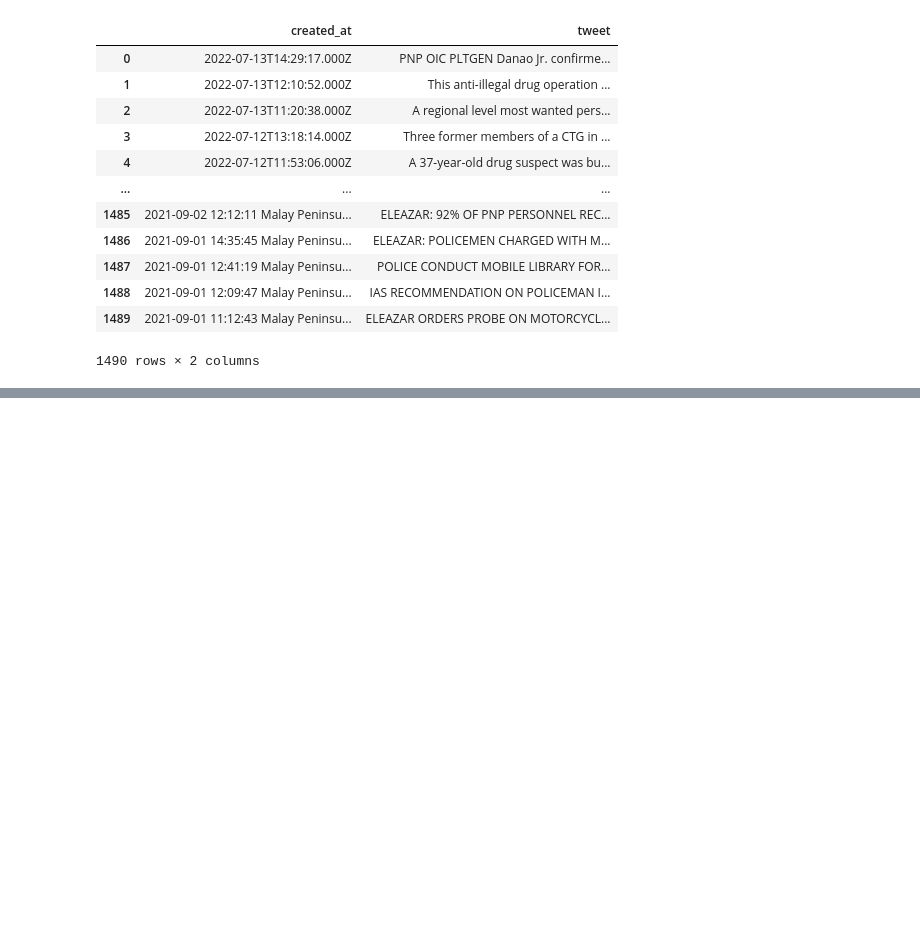
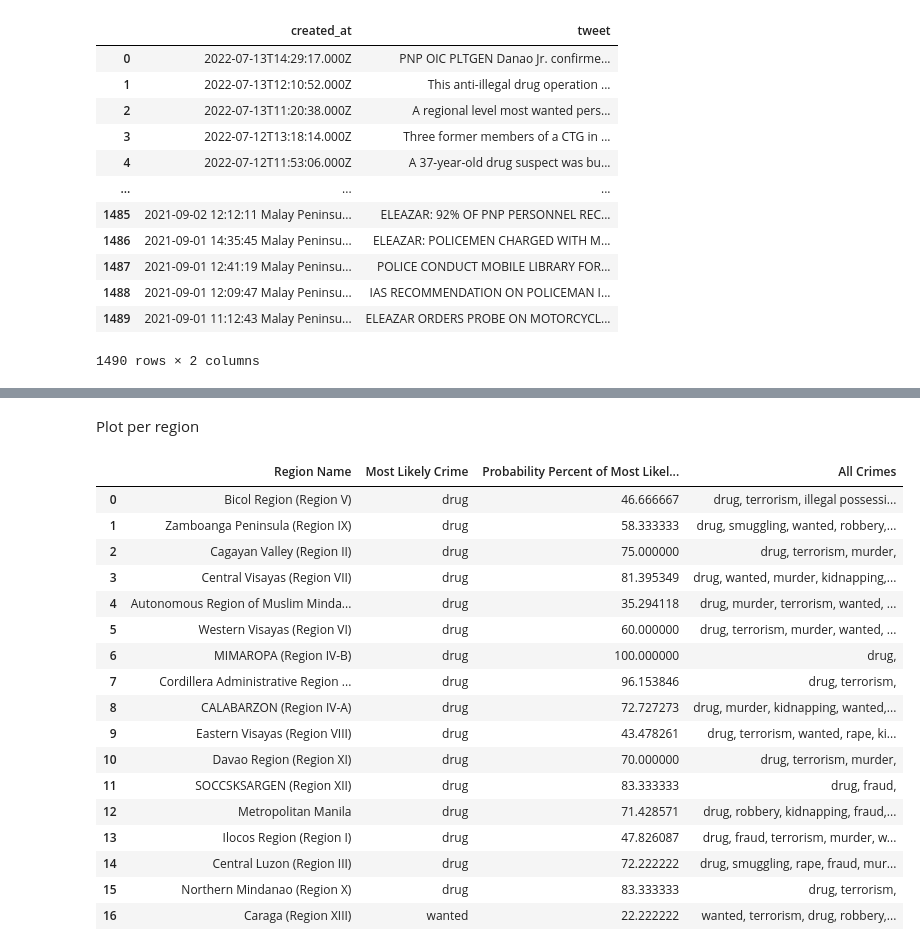
Before and after one commit to maxantl/finalproject-crimemapping, a Jupyter notebook: Jupyter/Project.ipynb, the cells around one changed output, grey strips where cells are left out. Saved outputs shown, nothing was run; the diff lists cells and outputs as text; code cells hidden in the pictures; blank space fills up the shorter version.

```diff
--- a/Jupyter/Project.ipynb
+++ b/Jupyter/Project.ipynb
@@ -172,4 +201,0 @@ no_coords
-# %%
-no_coords.reset_index(inplace = True)
-specific_df = no_coords.loc[no_coords['type'] != ""].reset_index()[['coords','type']]
-specific_df
@@ -189,0 +251,12 @@ specific_df
+# %%
+from sklearn.model_selection import train_test_split
+df = no_coords[['tweet', 'type', 'region_name', 'coords']].dropna()
+X = df.tweet
+y = df.type
+
+X_train, X_test, y_train, y_test = train_test_split(X, y, train_size=0.8)
+
+print( "Train size: " + str(X_train.shape[0]))
+print( "Test size: " + str(X_test.shape[0]))
+print("\nTotal rows (Unsplit): " + str(df.shape[0]))
+print("Total rows (Split): " + str(X_train.shape[0] + X_test.shape[0]))
@@ -189,0 +430,6 @@ specific_df
+# %%
+specific_df = df[df['type'] != 'non'].reset_index()[['coords','type']]
+type = "wanted"
+if type != "all":
+    specific_df = specific_df[specific_df['type'] == type].reset_index()[['coords','type']]
+specific_df
@@ -226,3 +471,47 @@ no_coords
+# %% [markdown]
+Plot per region
+# %%
+pred =text_clf_svm.predict(df.tweet)
+len(pred)
+pred_df =pd.DataFrame({'tweet':df.tweet ,'type':pred, 'region': df.region_name})
+pred_df[['type', 'region']].to_csv("crimes.csv")
+# %%
+regio = pred_df.region.unique()
+region_list = []
+type_list = []
+percent_list = []
+others_list = []
+for reg in regio:
+    temp  = pred_df[pred_df.region == reg].type.value_counts()
+    region_list.append(reg)
+    type_list.append(temp.index[0])
+    percent_list.append(temp[0] / temp.sum() * 100)
+    word = ""
+    for item in temp.index:
+        word += str(item) + ", "
+    others_list.append(word)
+
+chloro_df = pd.DataFrame({'Region Name':region_list ,'Most Likely Crime':type_list, 'Probability Percent of Most Likely Crime':percent_list, 'All Crimes':others_list})
+chloro_df
+# %% [output]
+|  | Region Name | Most Likely Crime | Probability Percent of Most Likel... | All Crimes |
+| 0 | Bicol Region (Region V) | drug | 46.666667 | drug, terrorism, illegal possessi... |
+| 1 | Zamboanga Peninsula (Region IX) | drug | 58.333333 | drug, smuggling, wanted, robbery,... |
+| 2 | Cagayan Valley (Region II) | drug | 75.000000 | drug, terrorism, murder, |
+| 3 | Central Visayas (Region VII) | drug | 81.395349 | drug, wanted, murder, kidnapping,... |
+| 4 | Autonomous Region of Muslim Minda... | drug | 35.294118 | drug, murder, terrorism, wanted, ... |
+| 5 | Western Visayas (Region VI) | drug | 60.000000 | drug, terrorism, murder, wanted, ... |
+| 6 | MIMAROPA (Region IV-B) | drug | 100.000000 | drug, |
+| 7 | Cordillera Administrative Region ... | drug | 96.153846 | drug, terrorism, |
+| 8 | CALABARZON (Region IV-A) | drug | 72.727273 | drug, murder, kidnapping, wanted,... |
+| 9 | Eastern Visayas (Region VIII) | drug | 43.478261 | drug, terrorism, wanted, rape, ki... |
+| 10 | Davao Region (Region XI) | drug | 70.000000 | drug, terrorism, murder, |
+| 11 | SOCCSKSARGEN (Region XII) | drug | 83.333333 | drug, fraud, |
+| 12 | Metropolitan Manila | drug | 71.428571 | drug, robbery, kidnapping, fraud,... |
+| 13 | Ilocos Region (Region I) | drug | 47.826087 | drug, fraud, terrorism, murder, w... |
+| 14 | Central Luzon (Region III) | drug | 72.222222 | drug, smuggling, rape, fraud, mur... |
+| 15 | Northern Mindanao (Region X) | drug | 83.333333 | drug, terrorism, |
+| 16 | Caraga (Region XIII) | wanted | 22.222222 | wanted, terrorism, drug, robbery,... |
 # %%
 import plotly.express as px
 
```
Also changed, not shown: parts of 18 cells of this notebook, 5 other files.
